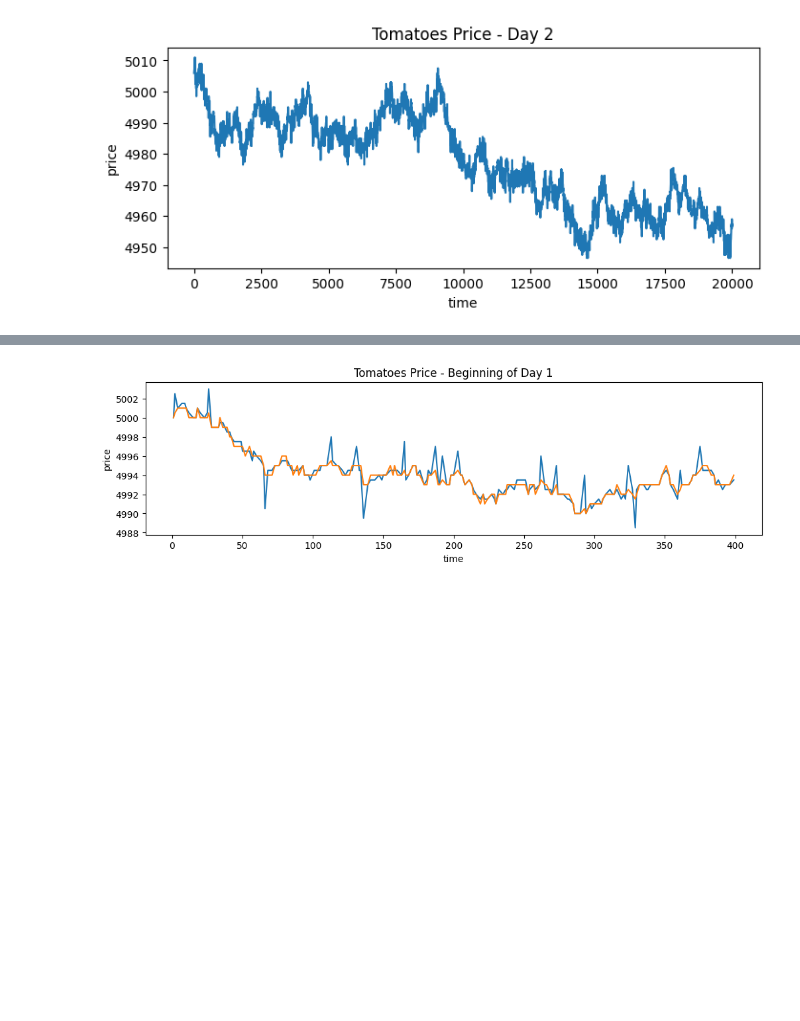
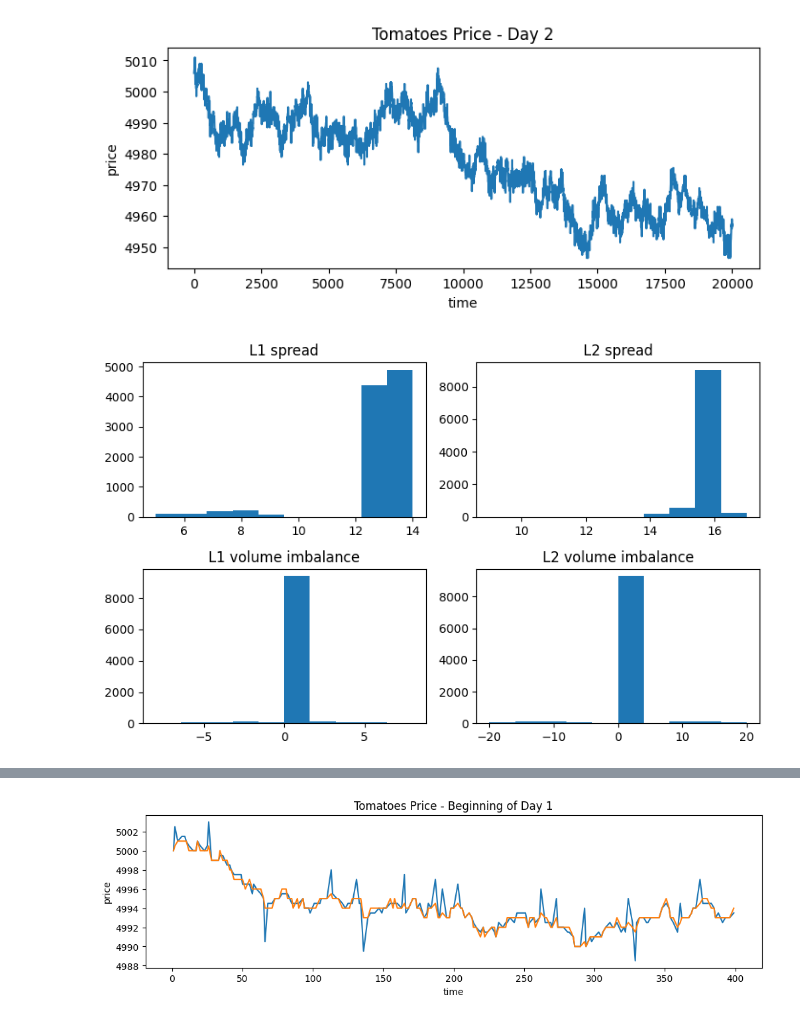
Before and after one commit to aemilani/imc-prosperity-4, a Jupyter notebook: notebooks/algo_0.ipynb, the cells around one changed output, grey strips where cells are left out. Saved outputs shown, nothing was run; the diff lists cells and outputs as text; code cells hidden in the pictures; blank space fills up the shorter version.

```diff
--- a/notebooks/round_0.ipynb
+++ b/notebooks/algo_0.ipynb
@@ -97,3 +97,17 @@ plt.ylabel('price')
 plt.show()
 # %% [output]
 [figure]
+# %%
+fig, ax = plt.subplots(2, 2, figsize=(8, 5))
+ax[0, 0].hist(price_tomatoes['ask_price_1'] - price_tomatoes['bid_price_1'])
+ax[0, 1].hist(price_tomatoes['ask_price_2'] - price_tomatoes['bid_price_2'])
+ax[1, 0].hist(price_tomatoes['ask_volume_1'] - price_tomatoes['bid_volume_1'])
+ax[1, 1].hist(price_tomatoes['ask_volume_2'] - price_tomatoes['bid_volume_2'])
+ax[0, 0].set_title('L1 spread')
+ax[0, 1].set_title('L2 spread')
+ax[1, 0].set_title('L1 volume imbalance')
+ax[1, 1].set_title('L2 volume imbalance')
+plt.tight_layout()
+plt.show()
+# %% [output]
+[figure, added]
```
Also changed, not shown: parts of 3 cells of this notebook, 5 other files.
